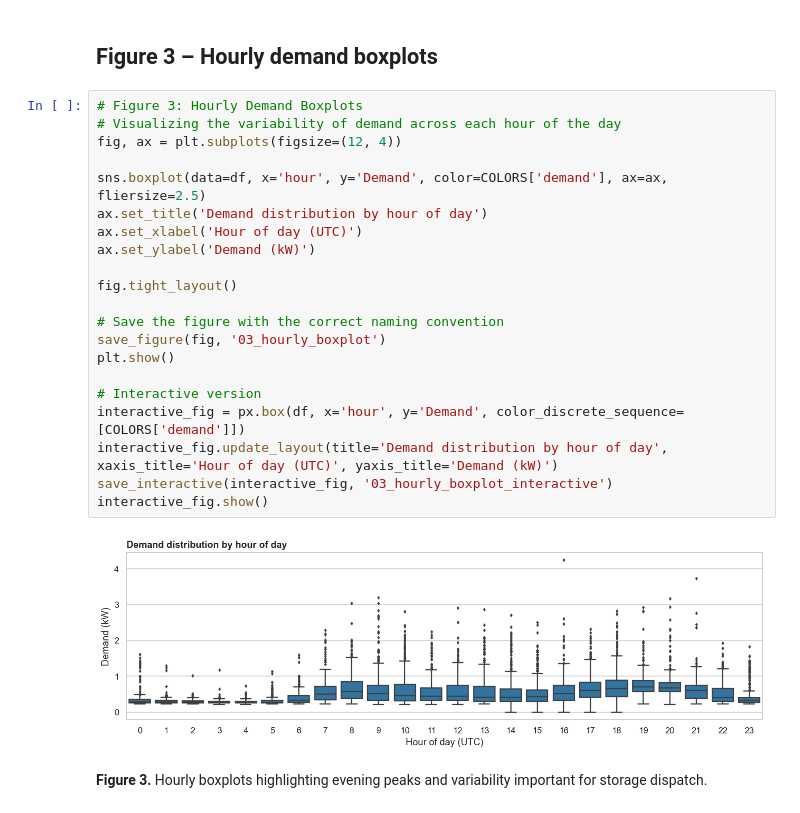
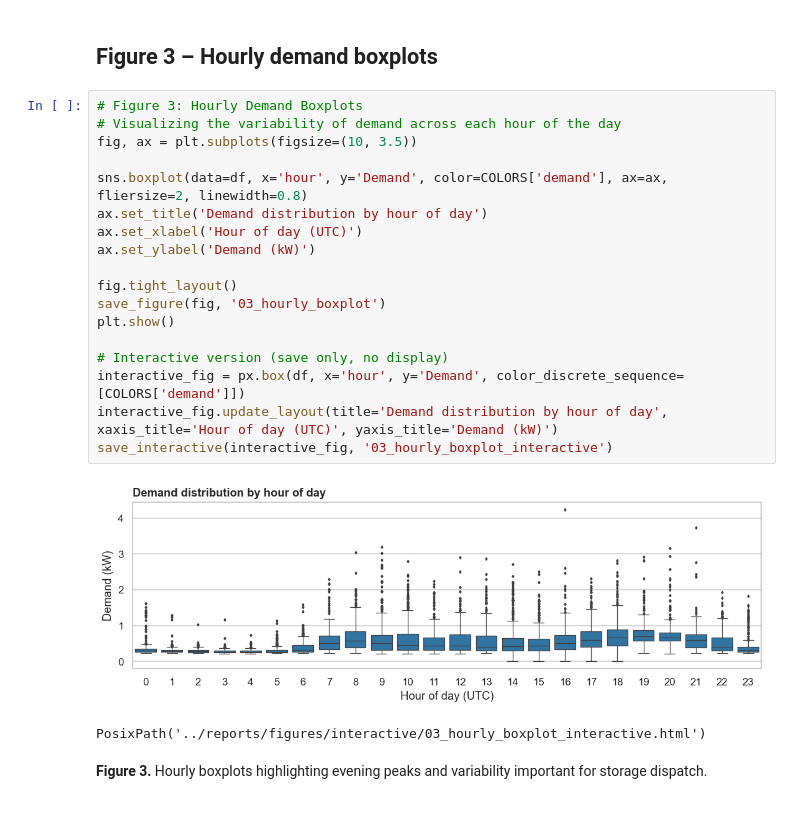
Before and after one commit to samuel29102002/Energy_Data_Science, a Jupyter notebook: notebooks/03_visualization.ipynb, the cells around one changed output. Cells and saved outputs as stored; diff of their text form.

```diff
--- a/notebooks/03_visualization.ipynb
+++ b/notebooks/03_visualization.ipynb
@@ -206,26 +202,24 @@ interactive_fig.show()
 # %%
 # Figure 3: Hourly Demand Boxplots
 # Visualizing the variability of demand across each hour of the day
-fig, ax = plt.subplots(figsize=(12, 4))
+fig, ax = plt.subplots(figsize=(10, 3.5))
 
-sns.boxplot(data=df, x='hour', y='Demand', color=COLORS['demand'], ax=ax, fliersize=2.5)
+sns.boxplot(data=df, x='hour', y='Demand', color=COLORS['demand'], ax=ax, fliersize=2, linewidth=0.8)
 ax.set_title('Demand distribution by hour of day')
 ax.set_xlabel('Hour of day (UTC)')
 ax.set_ylabel('Demand (kW)')
 
 fig.tight_layout()
-
-# Save the figure with the correct naming convention
 save_figure(fig, '03_hourly_boxplot')
 plt.show()
 
-# Interactive version
+# Interactive version (save only, no display)
 interactive_fig = px.box(df, x='hour', y='Demand', color_discrete_sequence=[COLORS['demand']])
 interactive_fig.update_layout(title='Demand distribution by hour of day', xaxis_title='Hour of day (UTC)', yaxis_title='Demand (kW)')
 save_interactive(interactive_fig, '03_hourly_boxplot_interactive')
-interactive_fig.show()
 # %% [output]
-[figure, old version]
+[figure, new version]
+PosixPath('../reports/figures/interactive/03_hourly_boxplot_interactive.html')
 # %% [markdown]
 **Figure 3.** Hourly boxplots highlighting evening peaks and variability important for storage dispatch.
 # %% [markdown]
```
Also changed, not shown: parts of 4 cells of this notebook, 21 other files.
